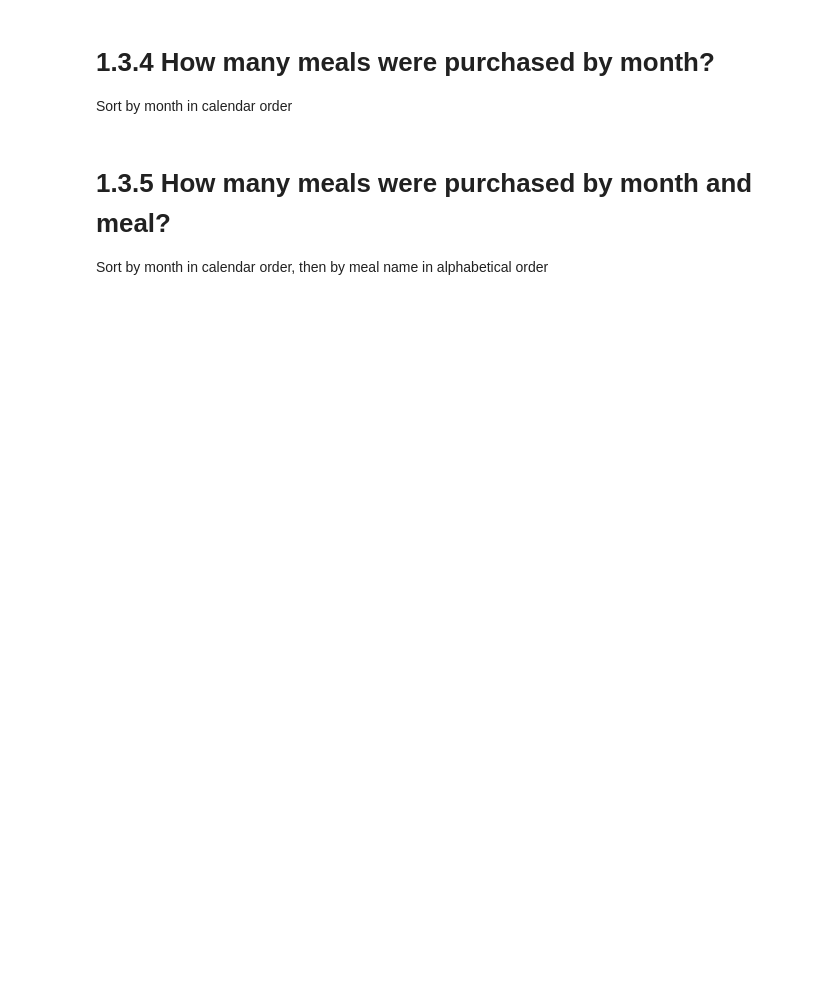
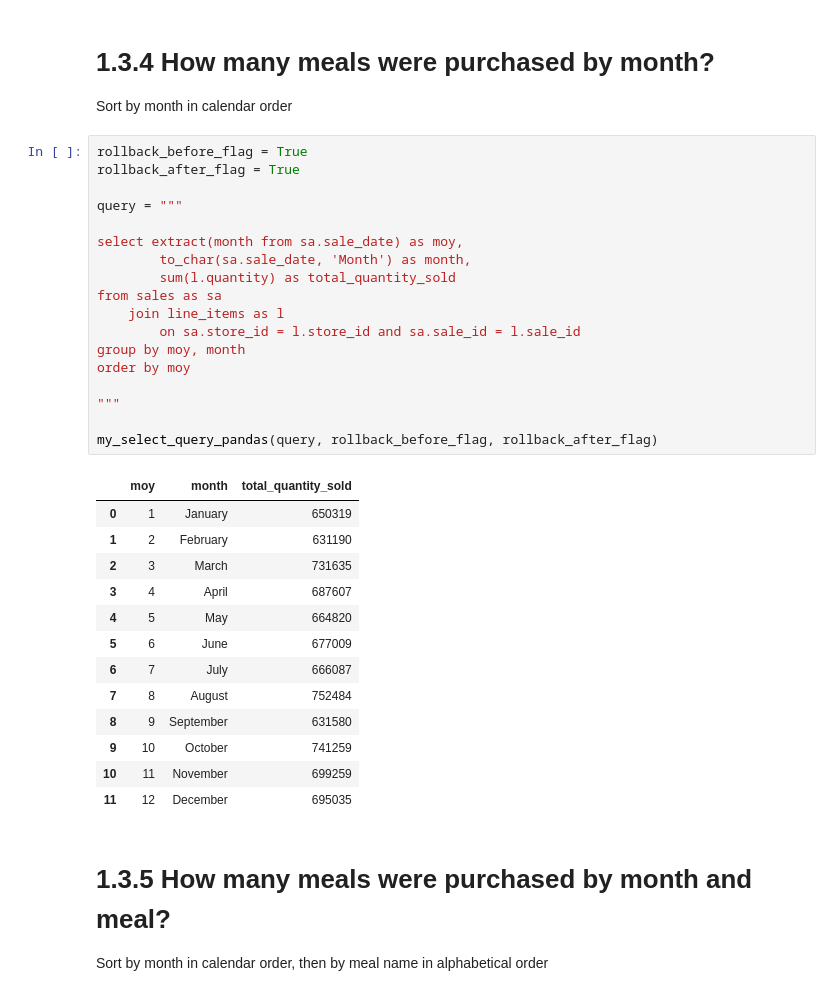
Before and after one commit to jvgalvin/Portfolio, a Jupyter notebook: project_1_3.ipynb, the cells around one changed output. Drawn from its saved outputs; the diff is of its cells as text; blank space fills up the shorter version.

```diff
--- a/project_1_3.ipynb
+++ b/project_1_3.ipynb
@@ -197,6 +196,38 @@ my_select_query_pandas(query, rollback_before_flag, rollback_after_flag)
 # 1.3.4 How many meals were purchased by month?
 
 Sort by month in calendar order
+# %%
+rollback_before_flag = True
+rollback_after_flag = True
+
+query = """
+
+select extract(month from sa.sale_date) as moy,
+        to_char(sa.sale_date, 'Month') as month,
+        sum(l.quantity) as total_quantity_sold
+from sales as sa
+    join line_items as l
+        on sa.store_id = l.store_id and sa.sale_id = l.sale_id
+group by moy, month
+order by moy
+
+"""
+
+my_select_query_pandas(query, rollback_before_flag, rollback_after_flag)
+# %% [output]
+|  | moy | month | total_quantity_sold |
+| 0 | 1 | January | 650319 |
+| 1 | 2 | February | 631190 |
+| 2 | 3 | March | 731635 |
+| 3 | 4 | April | 687607 |
+| 4 | 5 | May | 664820 |
+| 5 | 6 | June | 677009 |
+| 6 | 7 | July | 666087 |
+| 7 | 8 | August | 752484 |
+| 8 | 9 | September | 631580 |
+| 9 | 10 | October | 741259 |
+| 10 | 11 | November | 699259 |
+| 11 | 12 | December | 695035 |
 # %% [markdown]
 # 1.3.5 How many meals were purchased by month and meal?
 
```
Also changed, not shown: parts of 7 cells of this notebook.
